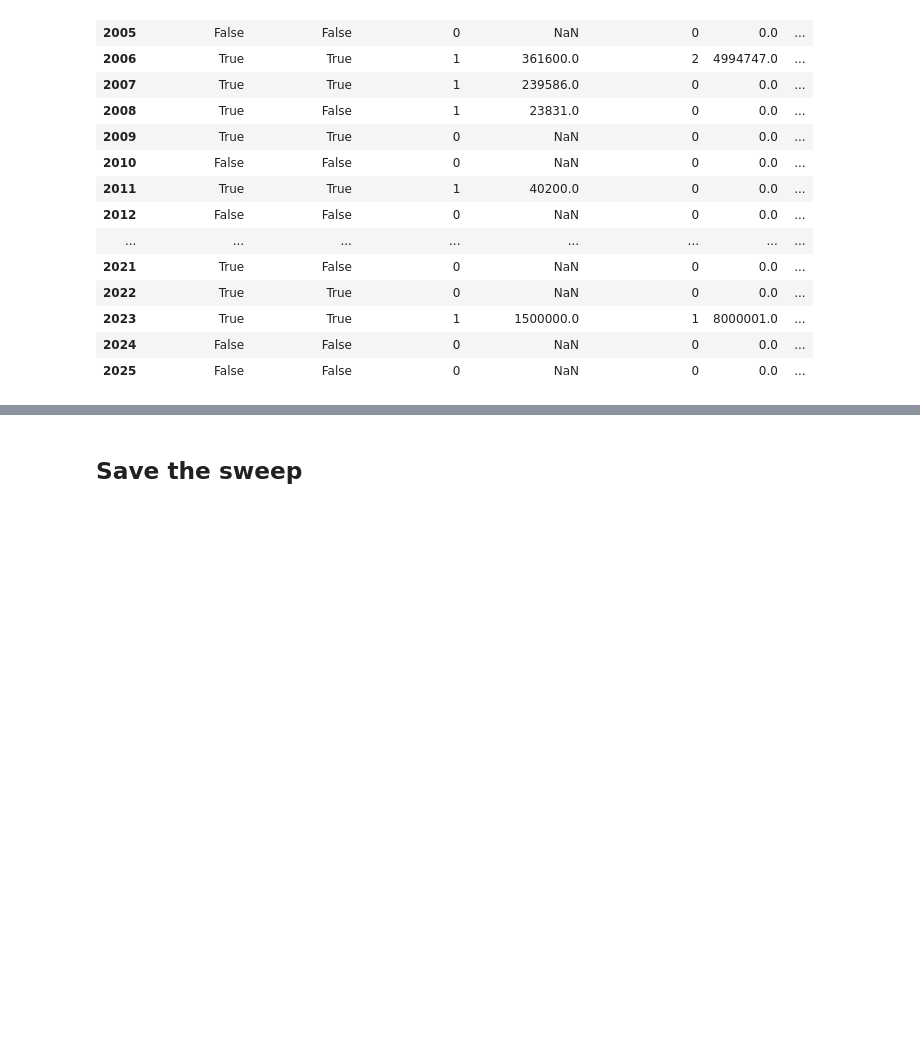
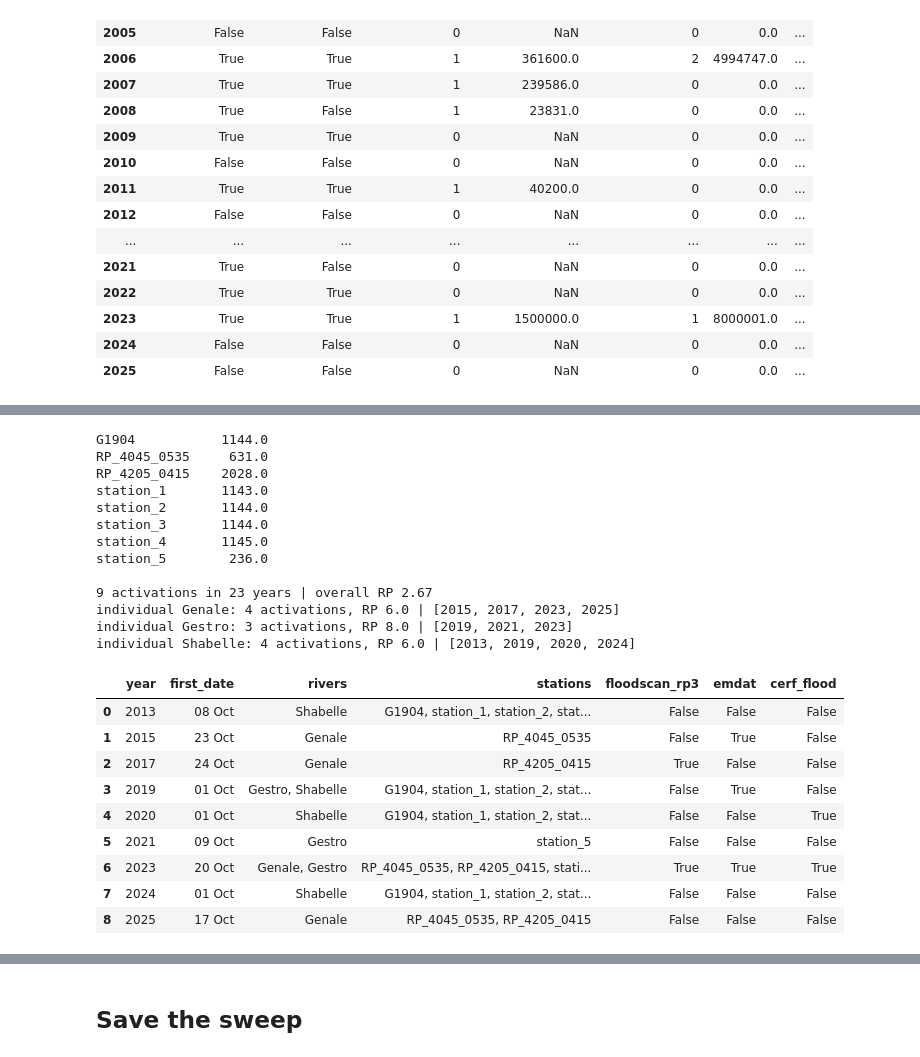
Before and after one commit to OCHA-DAP/ds-aa-eth-flooding, a Jupyter notebook: analysis/04_ond_trigger_design.ipynb, the cells around one changed output, grey strips where cells are left out. Cells and saved outputs as stored; diff of their text form; code cells hidden in the pictures; blank space fills up the shorter version.

```diff
--- a/analysis/04_ond_trigger_design.ipynb
+++ b/analysis/04_ond_trigger_design.ipynb
@@ -326,0 +343,73 @@ impact
+# %%
+RP_ADOPTED = 5
+lv = {}
+for sid in daily.columns:
+    am = daily[sid].groupby(daily.index.year).max().dropna()
+    loc, scale = stats.gumbel_r.fit(am.values)
+    lv[sid] = float(stats.gumbel_r.ppf(1 - 1 / RP_ADOPTED, loc=loc, scale=scale))
+adopted_levels = pd.Series(lv, name="ond_1in5_level_m3s").round(0)
+print(adopted_levels.to_string())
+
+over = daily.ge(pd.Series(lv), axis=1)
+by_river = over.T.groupby(pd.Series(RIVER_OF)).any().T
+any_river = by_river.any(axis=1)
+acts = {}
+for d in any_river[any_river].index:
+    y = d.year
+    rivers = set(r for r in by_river.columns if by_river.loc[d, r])
+    stns = set(s for s in daily.columns if over.loc[d, s])
+    if y not in acts:
+        acts[y] = {"first_date": d, "rivers": rivers, "stations": stns}
+    else:
+        acts[y]["rivers"] |= rivers
+        acts[y]["stations"] |= stns
+
+impact_years = {
+    "floodscan_rp3": set(fs_years[3]),
+    "emdat": set(emdat_by_year.index.astype(int)),
+    "cerf_flood": set(cerf_by_year.index.astype(int)),
+}
+adopted = pd.DataFrame([
+    {
+        "year": y,
+        "first_date": a["first_date"].strftime("%d %b"),
+        "rivers": ", ".join(sorted(a["rivers"])),
+        "stations": ", ".join(sorted(a["stations"])),
+        "floodscan_rp3": y in impact_years["floodscan_rp3"],
+        "emdat": y in impact_years["emdat"],
+        "cerf_flood": y in impact_years["cerf_flood"],
+    }
+    for y, a in sorted(acts.items())
+])
+m = len(adopted)
+print(f"\n{m} activations in {N_YEARS} years | overall RP {(N_YEARS + 1) / m:.2f}")
+per_river = {
+    r: sorted(y for y, a in acts.items() if r in a["rivers"]) for r in by_river.columns
+}
+for r, yrs in per_river.items():
+    print(f"individual {r}: {len(yrs)} activations, RP {(N_YEARS + 1) / len(yrs):.1f} | {yrs}")
+adopted
+# %% [output]
+G1904           1144.0
+RP_4045_0535     631.0
+RP_4205_0415    2028.0
+station_1       1143.0
+station_2       1144.0
+station_3       1144.0
+station_4       1145.0
+station_5        236.0
+
+9 activations in 23 years | overall RP 2.67
+individual Genale: 4 activations, RP 6.0 | [2015, 2017, 2023, 2025]
+individual Gestro: 3 activations, RP 8.0 | [2019, 2021, 2023]
+individual Shabelle: 4 activations, RP 6.0 | [2013, 2019, 2020, 2024]
+|  | year | first_date | rivers | stations | floodscan_rp3 | emdat | cerf_flood |
+| 0 | 2013 | 08 Oct | Shabelle | G1904, station_1, station_2, stat... | False | False | False |
+| 1 | 2015 | 23 Oct | Genale | RP_4045_0535 | False | True | False |
+| 2 | 2017 | 24 Oct | Genale | RP_4205_0415 | True | False | False |
+| 3 | 2019 | 01 Oct | Gestro, Shabelle | G1904, station_1, station_2, stat... | False | True | False |
+| 4 | 2020 | 01 Oct | Shabelle | G1904, station_1, station_2, stat... | False | False | True |
+| 5 | 2021 | 09 Oct | Gestro | station_5 | False | False | False |
+| 6 | 2023 | 20 Oct | Genale, Gestro | RP_4045_0535, RP_4205_0415, stati... | True | True | True |
+| 7 | 2024 | 01 Oct | Shabelle | G1904, station_1, station_2, stat... | False | False | False |
+| 8 | 2025 | 17 Oct | Genale | RP_4045_0535, RP_4205_0415 | False | False | False |
```
Also changed, not shown: parts of 2 cells of this notebook, 4 other files.
